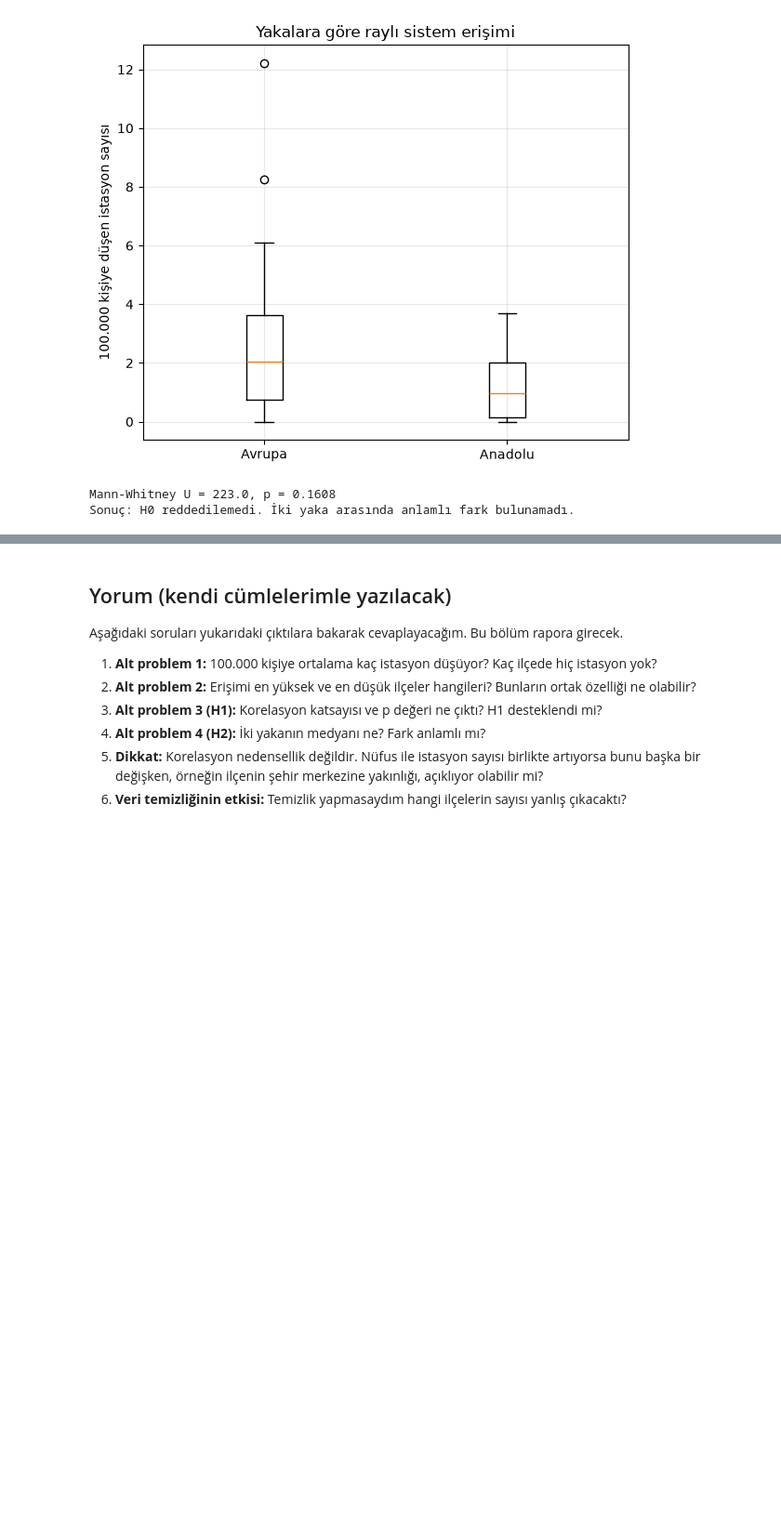
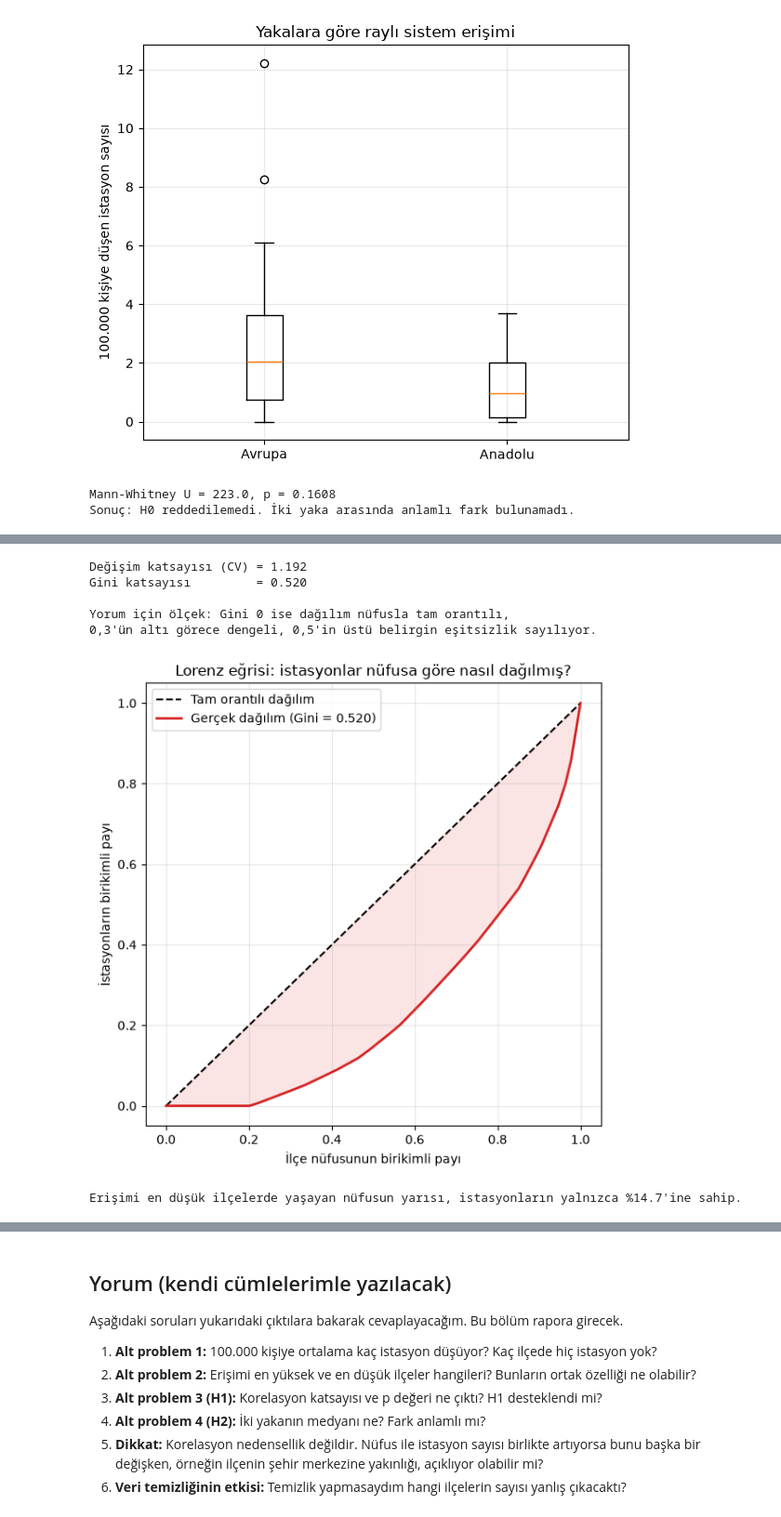
Before and after one commit to yunusyegen/istanbul-rayli-sistem-erisim, a Jupyter notebook: analiz/analiz.ipynb, the cells around one changed output, grey strips where cells are left out. Shown at 93% size. Cells and saved outputs as stored; diff of their text form; code cells hidden in the pictures; blank space fills up the shorter version.

Commit message:
Gini katsayısı, Lorenz eğrisi ve duyarlılık analizi eklendi; etik bölümü yazıldı, bulgulardaki sayılar düzeltildi

```diff
--- a/analiz/analiz.ipynb
+++ b/analiz/analiz.ipynb
@@ -89,7 +90,8 @@ print("Sütunlar:", list(istasyon_ham.columns))
 
 SUTUN_ISTASYON = sutun_bul(istasyon_ham, {"station_name", "istasyon_adi", "istasyon", "durak_adi"})
 SUTUN_ILCE = sutun_bul(istasyon_ham, {"town", "ilce", "ilçe", "district"})
-print("Kullanacağım sütunlar:", SUTUN_ISTASYON, "ve", SUTUN_ILCE)
+SUTUN_HAT = sutun_bul(istasyon_ham, {"line", "hat", "hat_adi", "line_name"})
+print("Kullanacağım sütunlar:", SUTUN_ISTASYON, ",", SUTUN_ILCE, "ve", SUTUN_HAT)
 
 istasyon_ham.head()
 # %% [output]
@@ -130,10 +132,11 @@ def istasyon_adi_duzelt(ad):
     return s.strip()
 
 
-istasyonlar = istasyon_ham[[SUTUN_ISTASYON, SUTUN_ILCE]].copy()
-istasyonlar.columns = ["istasyon", "ilce"]
+istasyonlar = istasyon_ham[[SUTUN_ISTASYON, SUTUN_ILCE, SUTUN_HAT]].copy()
+istasyonlar.columns = ["istasyon", "ilce", "hat"]
 istasyonlar["istasyon"] = istasyonlar["istasyon"].fillna("").astype(str).str.strip()
 istasyonlar["ilce"] = istasyonlar["ilce"].fillna("").astype(str).str.strip()
+istasyonlar["hat"] = istasyonlar["hat"].fillna("").astype(str).str.strip()
 
 bos_satir = (istasyonlar["istasyon"] == "") | (istasyonlar["ilce"] == "")
 print("Adı ya da ilçesi boş olduğu için atılan satır:", int(bos_satir.sum()))
@@ -444,0 +464,50 @@ Sonuç: H0 reddedilemedi. İki yaka arasında anlamlı fark bulunamadı.
+# %%
+def lorenz_gini(nufus, istasyon):
+    """Istasyonlarin nufusa gore ne kadar esit dagildigini olcer.
+    0 = tam orantili dagilim, 1'e yaklastikca esitsizlik artar."""
+    d = pd.DataFrame({"nufus": np.asarray(nufus, dtype=float),
+                      "istasyon": np.asarray(istasyon, dtype=float)})
+    # Ilceleri 100.000 kisiye dusen istasyon sayisina gore siraliyorum
+    d["oran"] = d["istasyon"] / d["nufus"]
+    d = d.sort_values("oran").reset_index(drop=True)
+    x = np.concatenate([[0.0], (d["nufus"].cumsum() / d["nufus"].sum()).to_numpy()])
+    y = np.concatenate([[0.0], (d["istasyon"].cumsum() / d["istasyon"].sum()).to_numpy()])
+    alan = np.trapezoid(y, x) if hasattr(np, "trapezoid") else np.trapz(y, x)
+    return 1 - 2 * alan, x, y
+
+
+cv = veri["istasyon_100bin"].std() / veri["istasyon_100bin"].mean()
+gini, lx, ly = lorenz_gini(veri["nufus"], veri["istasyon_sayisi"])
+
+print(f"Değişim katsayısı (CV) = {cv:.3f}")
+print(f"Gini katsayısı         = {gini:.3f}")
+print()
+print("Yorum için ölçek: Gini 0 ise dağılım nüfusla tam orantılı,")
+print("0,3'ün altı görece dengeli, 0,5'in üstü belirgin eşitsizlik sayılıyor.")
+
+# Sekil 4: Lorenz egrisi
+fig, ax = plt.subplots(figsize=(6, 6))
+ax.plot([0, 1], [0, 1], "k--", label="Tam orantılı dağılım")
+ax.plot(lx, ly, color="tab:red", linewidth=2, label=f"Gerçek dağılım (Gini = {gini:.3f})")
+ax.fill_between(lx, ly, lx, color="tab:red", alpha=0.12)
+ax.set_xlabel("İlçe nüfusunun birikimli payı")
+ax.set_ylabel("İstasyonların birikimli payı")
+ax.set_title("Lorenz eğrisi: istasyonlar nüfusa göre nasıl dağılmış?")
+ax.legend(loc="upper left")
+ax.grid(alpha=0.3)
+plt.tight_layout()
+plt.savefig(KOK + "/rapor/sekiller/sekil4_lorenz.png", dpi=200)
+plt.show()
+
+# Nufusun en az erisime sahip yarisi istasyonlarin yuzde kacina sahip?
+yari = np.interp(0.5, lx, ly)
+print(f"\nErişimi en düşük ilçelerde yaşayan nüfusun yarısı, istasyonların yalnızca "
+      f"%{yari*100:.1f}'ine sahip.")
+# %% [output]
+Değişim katsayısı (CV) = 1.192
+Gini katsayısı         = 0.520
+
+Yorum için ölçek: Gini 0 ise dağılım nüfusla tam orantılı,
+0,3'ün altı görece dengeli, 0,5'in üstü belirgin eşitsizlik sayılıyor.
+[figure, added]
+Erişimi en düşük ilçelerde yaşayan nüfusun yarısı, istasyonların yalnızca %14.7'ine sahip.
```
Also changed, not shown: parts of 7 cells of this notebook, 3 other files.
